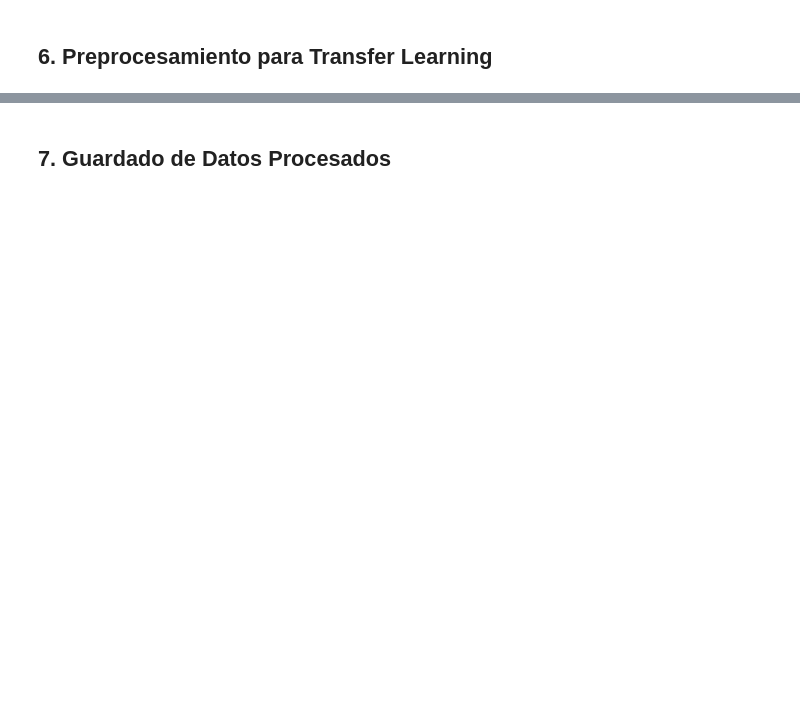
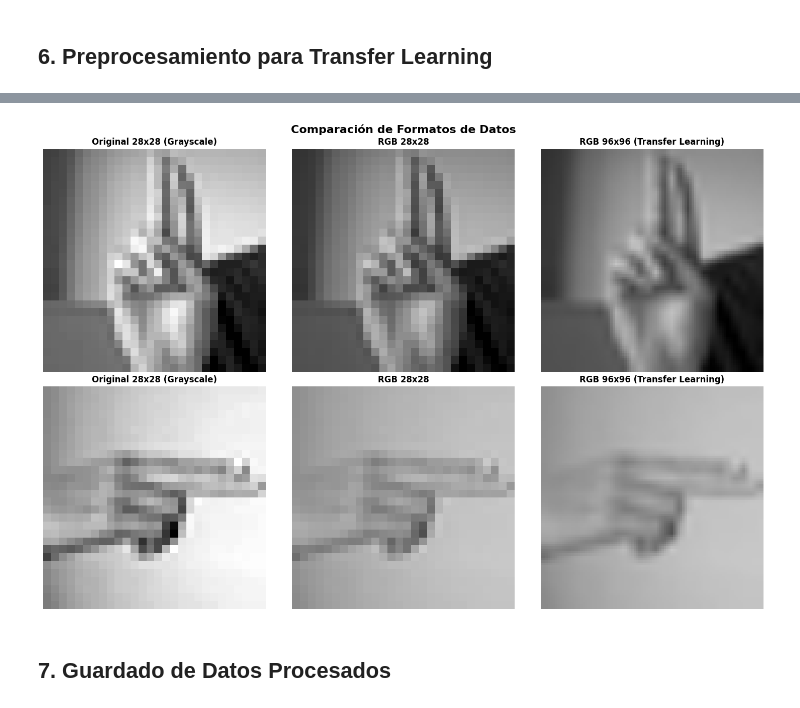
Before and after one commit to KevinSuarezF/proyecto-app-lenguaje-senas, a Jupyter notebook: notebooks/03_preprocesamiento.ipynb, the cells around one changed output, grey strips where cells are left out. Saved outputs shown, nothing was run; the diff lists cells and outputs as text; code cells hidden in the pictures; blank space fills up the shorter version.

Commit message:
feat(data): actualizar flujo de descarga, EDA y preprocesamiento

```diff
--- a/notebooks/03_preprocesamiento.ipynb
+++ b/notebooks/03_preprocesamiento.ipynb
@@ -92,8 +115,8 @@ X_train = X_train_norm.reshape(-1, 28, 28, 1)
 X_test = X_test_norm.reshape(-1, 28, 28, 1)
 
 # One-Hot Encoding de etiquetas
-y_train = to_categorical(y_train_raw, num_classes=24)
-y_test = to_categorical(y_test_raw, num_classes=24)
+y_train = to_categorical(y_train_raw, num_classes=25)
+y_test = to_categorical(y_test_raw, num_classes=25)
 
 print(f"X_train normalizado: {X_train.shape}, rango: [{X_train.min():.2f}, {X_train.max():.2f}]")
 print(f"y_train one-hot: {y_train.shape}")
@@ -270,38 +343,78 @@ for i, weight in class_weights.items():
 # %% [markdown]
 ## 6. Preprocesamiento para Transfer Learning
 # %%
+# Gestión de memoria para Colab
+import gc
+
 # Para modelos preentrenados que esperan imágenes RGB
-def prepare_for_transfer_learning(X, target_size=(224, 224)):
+def prepare_for_transfer_learning(X, target_size=(96, 96), batch_size=150):
     """
-    Prepara imágenes para modelos pre-entrenados:
+    Prepara imágenes para modelos pre-entrenados procesando en batches PEQUEÑOS
     1. Convierte grayscale a RGB (3 canales)
-    2. Redimensiona a tamaño requerido (e.g., 224x224)
+    2. Redimensiona a tamaño requerido
+
+    Args:
+        X: Datos de entrada (N, 28, 28, 1)
+        target_size: Tamaño destino (recomendado 96x96 para Colab, más liviano que 128x128)
+        batch_size: Procesar en batches pequeños (150) para evitar OOM
     """
-    # Convertir a RGB repitiendo el canal
-    X_rgb = np.repeat(X, 3, axis=-1)
+    n_samples = X.shape[0]
+    height, width = target_size
 
-    # Redimensionar si es necesario
-    if X.shape[1:3] != target_size:
-        X_resized = np.array([
-            cv2.resize(img, target_size, interpolation=cv2.INTER_LINEAR)
-            for img in X_rgb
-        ])
-        return X_resized
+    # Preasignar el array final para mayor eficiencia
+    X_resized = np.zeros((n_samples, height, width, 3), dtype=np.float32)
 
-    return X_rgb
+    # Procesar en batches pequeños para gestionar memoria
+    for start_idx in range(0, n_samples, batch_size):
+        end_idx = min(start_idx + batch_size, n_samples)
+        batch_size_actual = end_idx - start_idx
+
+        # Procesar muestra por muestra para máxima eficiencia de memoria
+        for i, img_idx in enumerate(range(start_idx, end_idx)):
+            # Tomar una imagen a la vez
+            img = X[img_idx, :, :, 0]
+
+            # Convertir a RGB (repetir el canal)
+            img_rgb = np.stack([img, img, img], axis=-1)
+
+            # Redimensionar
+            img_resized = cv2.resize(img_rgb, target_size, interpolation=cv2.INTER_LINEAR)
+
+            # Asignar al array preasignado
+            X_resized[img_idx] = img_resized
+
+        # Limpiar variables temporales frecuentemente
+        del img, img_rgb, img_resized
+        gc.collect()
+
+        # Mostrar progreso cada 1000 muestras
+        if (end_idx) % 1000 == 0 or end_idx == n_samples:
+            print(f"  Procesadas {end_idx}/{n_samples} imágenes...")
+
+    gc.collect()
+    return X_resized
 
 # Preparar versiones para diferentes modelos
 print("Preparando datos para Transfer Learning...")
+print("Usando tamaño 96x96")
 
-# Para EfficientNet, ResNet, VGG, etc. (224x224)
-X_train_tl_224 = prepare_for_transfer_learning(X_train_split, target_size=(224, 224))
-X_val_tl_224 = prepare_for_transfer_learning(X_val, target_size=(224, 224))
-X_test_tl_224 = prepare_for_transfer_learning(X_test, target_size=(224, 224))
+# Para EfficientNet, ResNet, VGG, etc.
+print("Procesando conjunto de ENTRENAMIENTO...")
+X_train_tl_96 = prepare_for_transfer_learning(X_train_split, target_size=(96, 96), batch_size=150)
+gc.collect()
 
-print(f"\nDatos para Transfer Learning (224x224):")
-print(f"  Train: {X_train_tl_224.shape}")
-print(f"  Val: {X_val_tl_224.shape}")
-print(f"  Test: {X_test_tl_224.shape}")
+print("\nProcesando conjunto de VALIDACIÓN...")
+X_val_tl_96 = prepare_for_transfer_learning(X_val, target_size=(96, 96), batch_size=150)
+gc.collect()
+
+print("\nProcesando conjunto de TEST...")
+X_test_tl_96 = prepare_for_transfer_learning(X_test, target_size=(96, 96), batch_size=150)
+gc.collect()
+
+print(f"\nDatos para Transfer Learning (96x96)")
+print(f"  Train: {X_train_tl_96.shape} - Tamaño: {X_train_tl_96.nbytes / (1024**3):.2f} GB")
+print(f"  Val: {X_val_tl_96.shape} - Tamaño: {X_val_tl_96.nbytes / (1024**3):.2f} GB")
+print(f"  Test: {X_test_tl_96.shape} - Tamaño: {X_test_tl_96.nbytes / (1024**3):.2f} GB")
 
 # Visualizar comparación
 fig, axes = plt.subplots(2, 3, figsize=(15, 10))
@@ -319,9 +432,9 @@ axes[0, 1].imshow(X_rgb_28[0])
 axes[0, 1].set_title('RGB 28x28', fontsize=12, fontweight='bold')
 axes[0, 1].axis('off')
 
-# RGB 224x224
-axes[0, 2].imshow(X_train_tl_224[idx])
-axes[0, 2].set_title('RGB 224x224 (Transfer Learning)', fontsize=12, fontweight='bold')
+# RGB 96x96 - CORREGIDO: Multiplicar por 255 porque valores están en [0, 1]
+axes[0, 2].imshow((X_train_tl_96[idx] * 255).astype(np.uint8))
+axes[0, 2].set_title('RGB 96x96 (Transfer Learning)', fontsize=12, fontweight='bold')
 axes[0, 2].axis('off')
 
 # Segunda muestra
@@ -336,11 +449,13 @@ axes[1, 1].imshow(X_rgb_28_2[0])
 axes[1, 1].set_title('RGB 28x28', fontsize=12, fontweight='bold')
 axes[1, 1].axis('off')
 
-axes[1, 2].imshow(X_train_tl_224[idx2])
-axes[1, 2].set_title('RGB 224x224 (Transfer Learning)', fontsize=12, fontweight='bold')
+# RGB 96x96 - CORREGIDO: Multiplicar por 255
+axes[1, 2].imshow((X_train_tl_96[idx2] * 255).astype(np.uint8))
+axes[1, 2].set_title('RGB 96x96 (Transfer Learning)', fontsize=12, fontweight='bold')
 axes[1, 2].axis('off')
 
 plt.suptitle('Comparación de Formatos de Datos', fontsize=16, fontweight='bold')
 plt.tight_layout()
 plt.savefig(os.path.join(FIGURES_DIR, '03_formato_transfer_learning.png'), dpi=200, bbox_inches='tight')
 plt.show()
+# %% [output]
@@ -347,3 +479,4 @@ plt.show()
+[figure, added]
 # %% [markdown]
 ## 7. Guardado de Datos Procesados
 # %%
```
Also changed, not shown: parts of 11 cells of this notebook, 2 other files.
